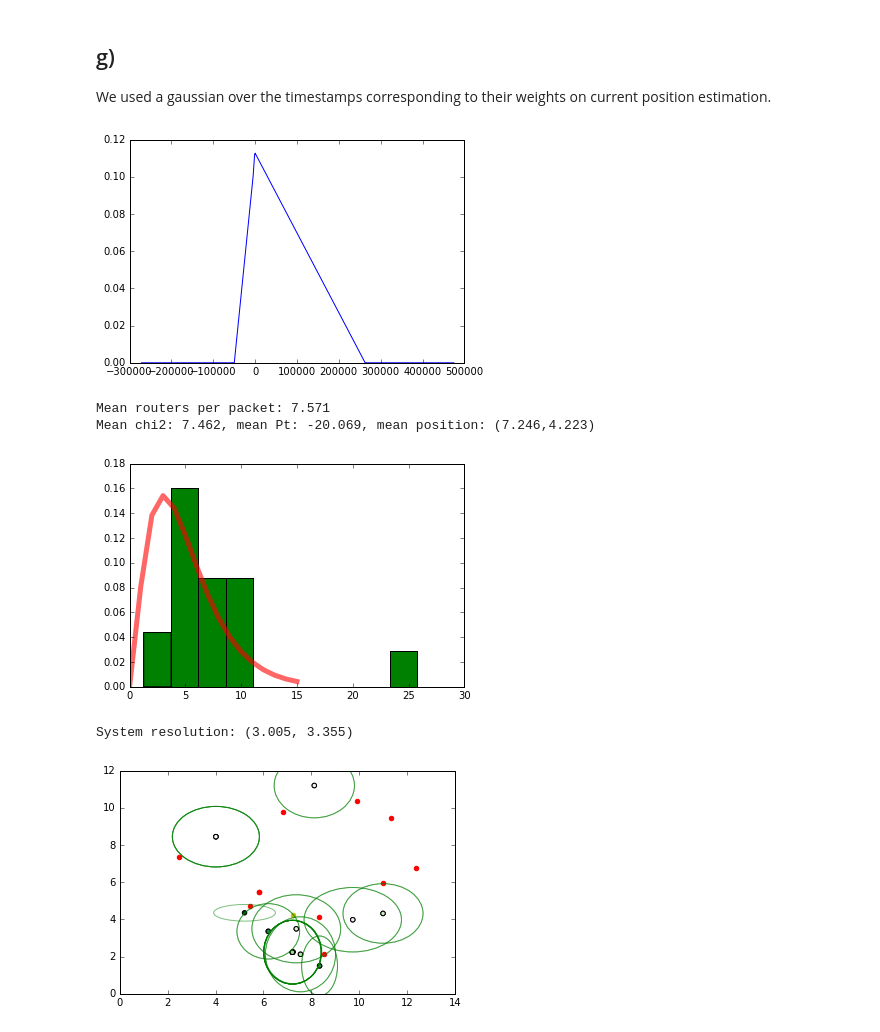
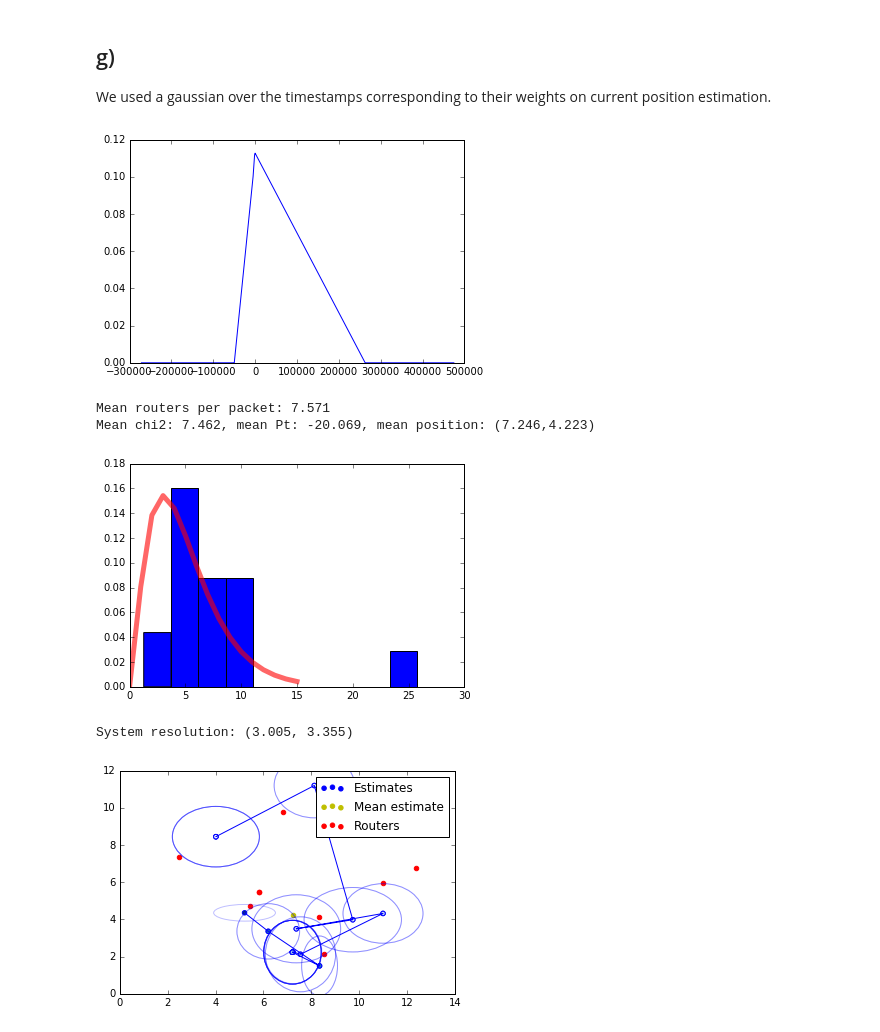
Before and after one commit to barisdemirdelen/bigdata, a Jupyter notebook: assignment.ipynb, the cells around one changed output. Cells and saved outputs as stored; diff of their text form; code cells hidden in the pictures.

Commit message:
made graphs pretty

```diff
--- a/assignment.ipynb
+++ b/assignment.ipynb
@@ -683,7 +683,6 @@ for router_position in routers.values():
 router_positions = np.array(router_positions)
 
 plt.clf()
-plt.hist(chi2s, normed=True)
 df = np.ceil(mean_routers - 4)
 plt.plot(chi2.pdf(np.arange(16), df), 'r-', lw=5, alpha=0.6, label='chi2 pdf')
 plt.hist(chi2s, normed=True)
@@ -697,14 +696,15 @@ plt.clf()
 ax = plt.subplot()
 
 cm = plt.cm.get_cmap('Blues')
-plt.scatter(results[:, 1], results[:, 2], c=np.arange(len(results)), cmap=cm, label="Estimates")
+plt.scatter(results[:, 1], results[:, 2], color='b', c=np.arange(len(results)), cmap=cm, label="Estimates")
+#plt.plot(results[:, 1], results[:, 2], alpha=0.5)
 plt.scatter(mean_pos[0], mean_pos[1], color="y", label="Mean estimate")
 plt.scatter(router_positions[:, 0], router_positions[:, 1], color="r", label="Routers")
 for i in range(len(results)):
     ell = Ellipse(xy=(results[i, 1], results[i, 2]),
                   width=variances[i, 0] ** 0.5, height=variances[i, 1] ** 0.5,
-                  angle=0, color='g')
-    ell.set_alpha(0.5)
+                  angle=0, color='b')
+    ell.set_alpha(0.25)
     ell.set_facecolor('none')
     ax.add_artist(ell)
 plt.legend()
@@ -815,40 +815,41 @@ for router_position in routers.values():
 router_positions = np.array(router_positions)
 
 plt.clf()
 plt.scatter(results[:, 1], results[:, 2])
 plt.scatter(router_positions[:, 0], router_positions[:, 1], color="r")
 # plt.show()
 
 plt.clf()
-plt.hist(chi2s, normed=True)
 df = np.ceil(mean_routers - 3)
 plt.plot(chi2.pdf(np.arange(16), df), 'r-', lw=5, alpha=0.6, label='chi2 pdf')
 plt.hist(chi2s, normed=True)
 plt.show()
 
 mean_pos = mean_results[1:]
 mean_variance = variances.mean(axis=0)
 print("System resolution: (%.3f, %.3f)" % (mean_variance[0] ** 0.5, mean_variance[1] ** 0.5))
 
 plt.clf()
 ax = plt.subplot()
 
-cm = plt.cm.get_cmap('Greens')
-plt.scatter(results[:, 1], results[:, 2], c=time_list, cmap=cm)
-plt.scatter(mean_pos[0], mean_pos[1], color="y")
-plt.scatter(router_positions[:, 0], router_positions[:, 1], color="r")
+cm = plt.cm.get_cmap('Blues')
+plt.scatter(results[:, 1], results[:, 2], color='b', c=time_list, cmap=cm, label="Estimates")
+plt.plot(results[:, 1], results[:, 2], color='b')
+plt.scatter(mean_pos[0], mean_pos[1], color="y", label="Mean estimate")
+plt.scatter(router_positions[:, 0], router_positions[:, 1], color="r", label="Routers")
 for i in range(len(results)):
     ell = Ellipse(xy=(results[i, 1], results[i, 2]),
                   width=variances[i, 0] ** 0.5, height=variances[i, 1] ** 0.5,
-                  angle=0, color='g')
-    ell.set_alpha(0.5)
+                  angle=0, color='b')
+    ell.set_alpha(0.25)
     ell.set_facecolor('none')
     ax.add_artist(ell)
+plt.legend()
 plt.show()
 # %% [output]
 [figure]
 Mean routers per packet: 7.571
 Mean chi2: 7.462, mean Pt: -20.069, mean position: (7.246,4.223)
-[figure, old version]
+[figure, new version]
 System resolution: (3.005, 3.355)
-[figure, old version]
+[figure, new version]
```
Also changed, not shown: parts of 1 cell of this notebook.
